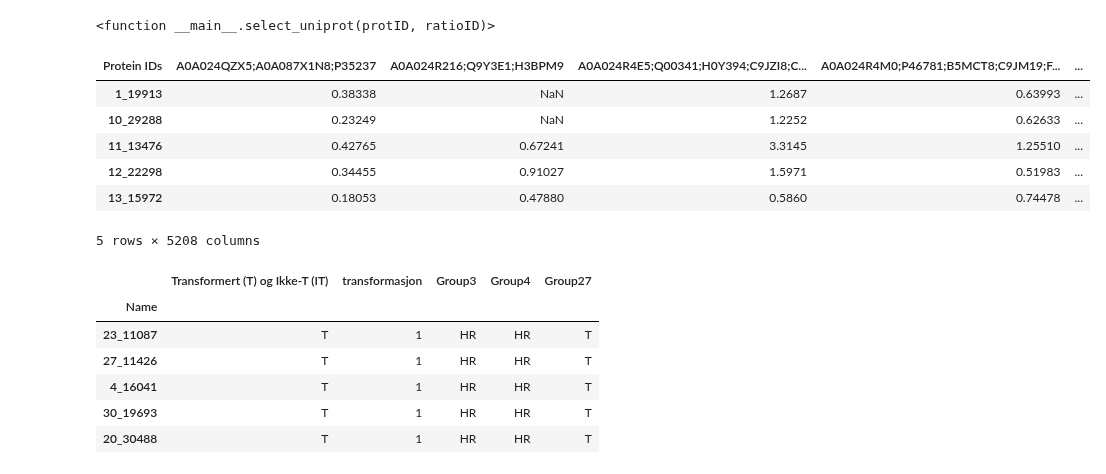
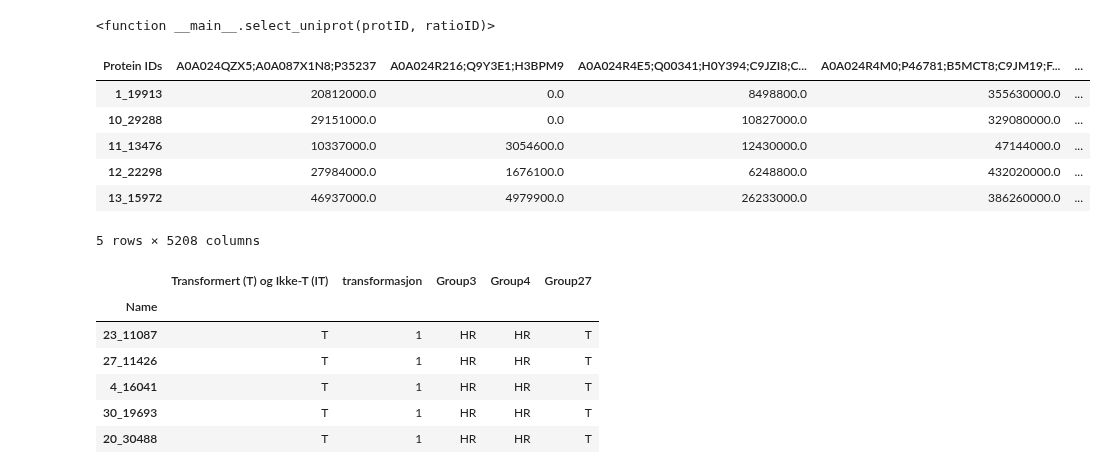
Before and after one commit to animesh/notebooks, a Jupyter notebook: lymphomaTF.ipynb, the cells around one changed output. Drawn from its saved outputs; the diff is of its cells as text; code cells hidden in the pictures.

```diff
--- a/lymphomaTF.ipynb
+++ b/lymphomaTF.ipynb
@@ -179,19 +181,20 @@ interact(select_uniprot, protID=uniprot, ratioID=ratio)
 interactive(children=(Dropdown(description='protID', options=('A0A024QZX5', 'A0A024R216', 'A0A024R4E5', 'A0A02…
 <function __main__.select_uniprot(protID, ratioID)>
 # %%
+ratio = "LFQ intensity L "
 df_filtered=df[df.columns[df.columns.str.startswith(ratio)]]
 df_filtered.columns=df_filtered.columns.str.replace(ratio,'')
 df_filtered.columns=df_filtered.columns.str.replace('161205_','')
 df_filtered.index = df['Protein IDs']
 df_filtered=df_filtered.transpose()
 df_filtered.head()
 # %% [output]
 | Protein IDs | A0A024QZX5;A0A087X1N8;P35237 | A0A024R216;Q9Y3E1;H3BPM9 | A0A024R4E5;Q00341;H0Y394;C9JZI8;C... | A0A024R4M0;P46781;B5MCT8;C9JM19;F... | ... |
-| 1_19913 | 0.38338 | NaN | 1.2687 | 0.63993 | ... |
-| 10_29288 | 0.23249 | NaN | 1.2252 | 0.62633 | ... |
-| 11_13476 | 0.42765 | 0.67241 | 3.3145 | 1.25510 | ... |
-| 12_22298 | 0.34455 | 0.91027 | 1.5971 | 0.51983 | ... |
-| 13_15972 | 0.18053 | 0.47880 | 0.5860 | 0.74478 | ... |
+| 1_19913 | 20812000.0 | 0.0 | 8498800.0 | 355630000.0 | ... |
+| 10_29288 | 29151000.0 | 0.0 | 10827000.0 | 329080000.0 | ... |
+| 11_13476 | 10337000.0 | 3054600.0 | 12430000.0 | 47144000.0 | ... |
+| 12_22298 | 27984000.0 | 1676100.0 | 6248800.0 | 432020000.0 | ... |
+| 13_15972 | 46937000.0 | 4979900.0 | 26233000.0 | 386260000.0 | ... |
 5 rows × 5208 columns
 # %%
 subjects = pd.read_csv('https://docs.google.com/spreadsheets/d/'+'103ZjypVTJtDLgu-svyo6bdeeNo9392olmfuXJA_xhRs'+'/export?gid=0&format=csv', index_col=0 )
```
Also changed, not shown: parts of 21 cells of this notebook.
